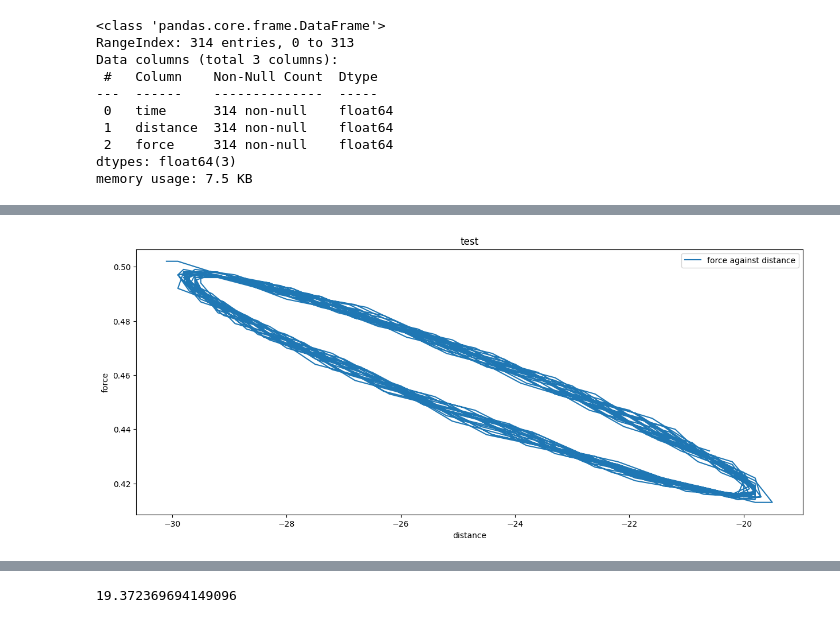
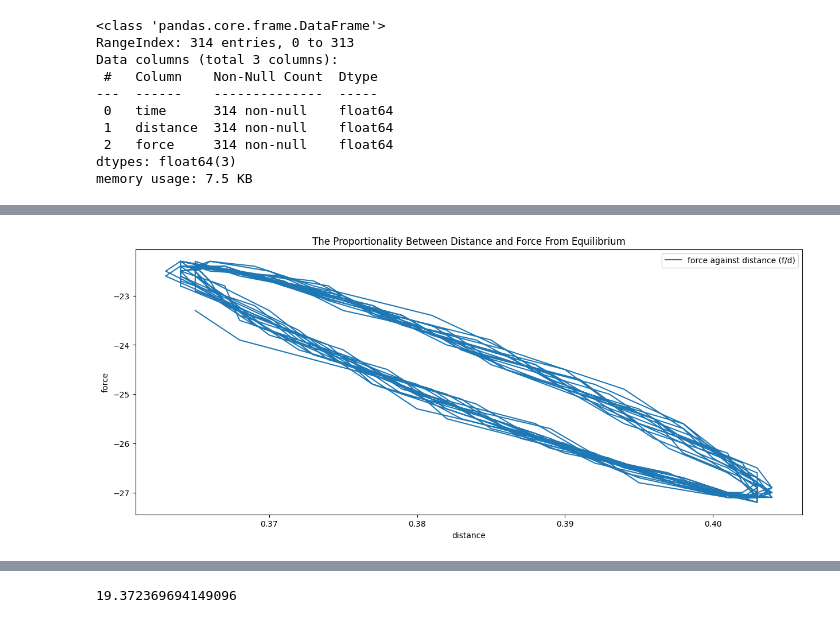
Before and after one commit to ClarkieUK/Data-Analysis, a Jupyter notebook: notebook.ipynb, the cells around one changed output, grey strips where cells are left out. Drawn from its saved outputs; the diff is of its cells as text; code cells hidden in the pictures.

```diff
--- a/notebook.ipynb
+++ b/notebook.ipynb
@@ -4,20 +4,9 @@ import numpy as np
 import matplotlib.pyplot as plt
 import math
 
-# L spring rest = 28.3
+data_path = "D:\\Tools\\VSC\\Code\\Data-Analysis-Pull\\Data-Analysis\\lab-smh-a-dataset1.csv"
 
-# L spring extended = 33.2
-
-#data_path = "C:\\tools\\TrackerExcel\\PendulumTest.csv"
-
-data_path = "C:\\tools\\TrackerExcel\\lab-smh-a-dataset1.csv"
-
-data_path2 = "C:\\tools\\TrackerExcel\\lab-smh-a-dataset2.csv"
-
-#data_path = "C:\\tools\\TrackerExcel\\PendulumTest2.csv"
-
-#data_path = "C:\\tools\\TrackerExcel\\PendulumTest3.csv"
-
+data_path2 = "D:\\Tools\\VSC\\Code\\Data-Analysis-Pull\\Data-Analysis\\lab-smh-a-dataset2.csv"
 
 data = pd.read_csv(data_path)
 
@@ -60,17 +74,15 @@ force2 = data2['force']
 # %%
 fig, ax = plt.subplots(figsize=(15, 6))
-ax.plot((force), distance, label = "force against distance")
+ax.plot((distance2), force2, label = "force against distance (f/d)")
 ax.legend()
+
 
 
 plt.xlabel("distance")
 plt.ylabel("force")
-plt.title("test")
-
-
-
+plt.title("The Proportionality Between Distance and Force From Equilibrium")
 
 
 plt.show()
 # %% [output]
-[figure, old version]
+[figure, new version]
```
Also changed, not shown: parts of 6 cells of this notebook, 2 other files.
